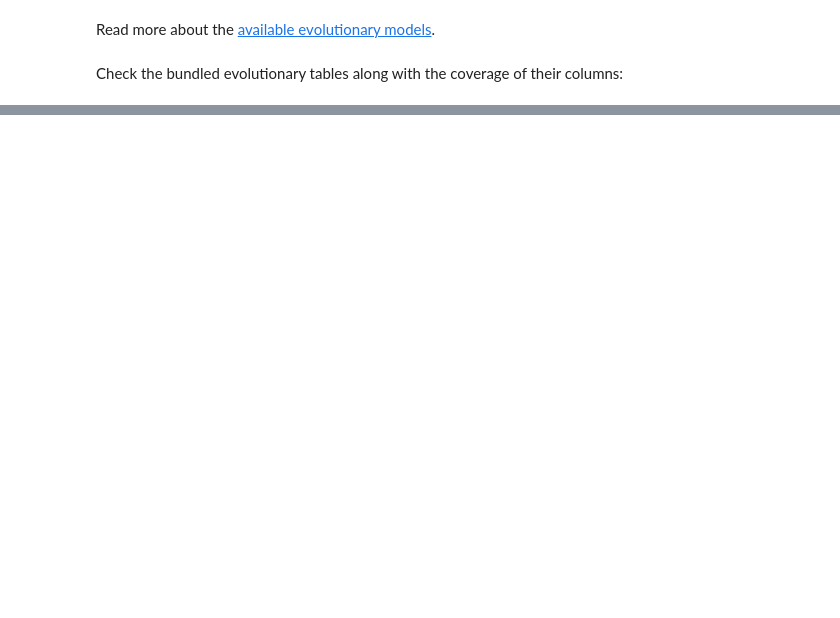
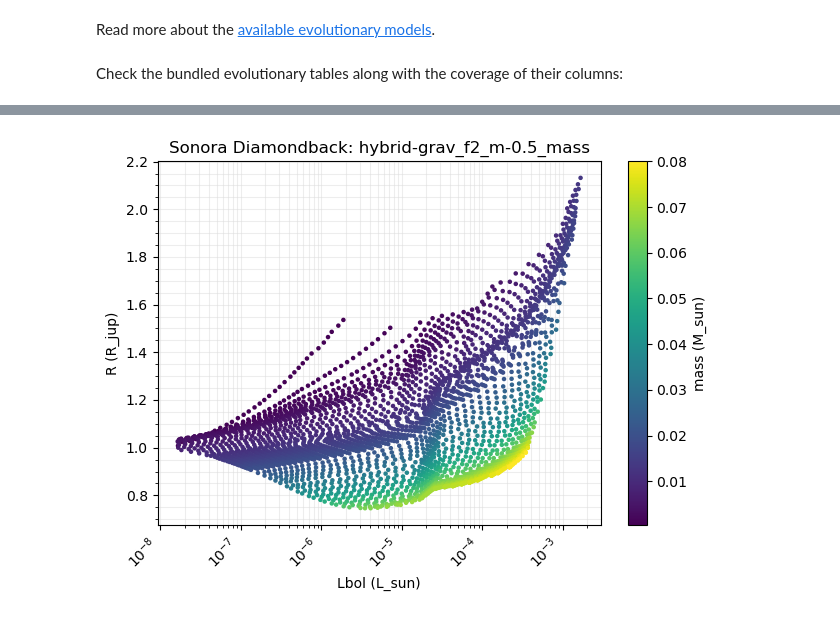
Before and after one commit to suarezgenaro/seda, a Jupyter notebook: docs/notebooks/tutorial_evolutionary_models_examination.ipynb, the cells around one changed output, grey strips where cells are left out. Drawn from its saved outputs; the diff is of its cells as text; code cells hidden in the pictures; blank space fills up the shorter version.

Commit message:
Updated tutorial evolutionary_models_examination.ipynb to include isochrone_params and fixed plotting errors

```diff
--- a/docs/notebooks/tutorial_evolutionary_models_examination.ipynb
+++ b/docs/notebooks/tutorial_evolutionary_models_examination.ipynb
@@ -126,0 +104,17 @@ fig, ax = seda.plots.plot_evolutionary_coverage(model=model, filename=filename,
+# %%
+# Plot axes for the evolutionary grid (set before calling the plot function)
+xparam = 'Lbol'
+yparam = 'R'
+zparam = 'mass'
+
+fig, ax = seda.plots.plot_evolutionary_coverage(
+    model=model,
+    filename=filename,
+    xparam=xparam,
+    yparam=yparam,
+    zparam=zparam,
+    xlog=True, #log scale
+    save=True,
+)
+# %% [output]
+[figure, added]
```
Also changed, not shown: parts of 22 cells of this notebook, 1 other file.
